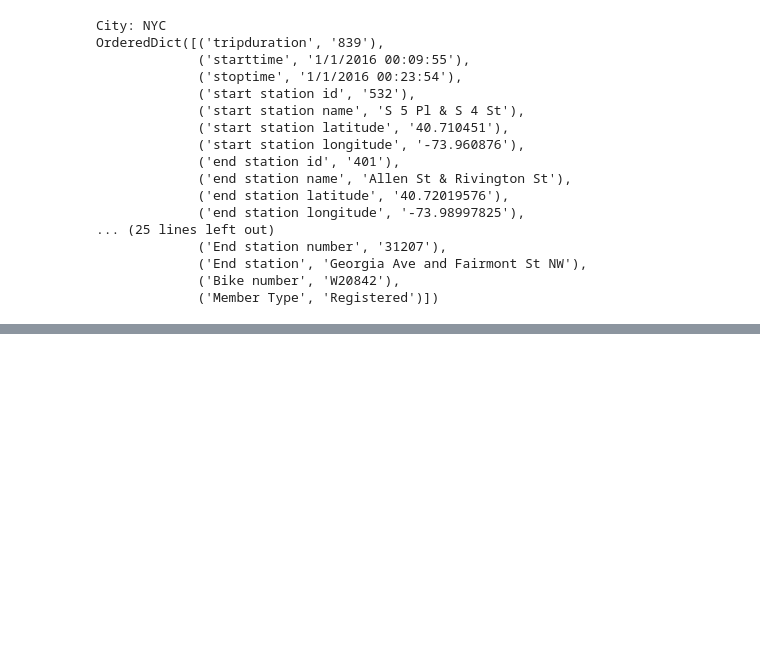
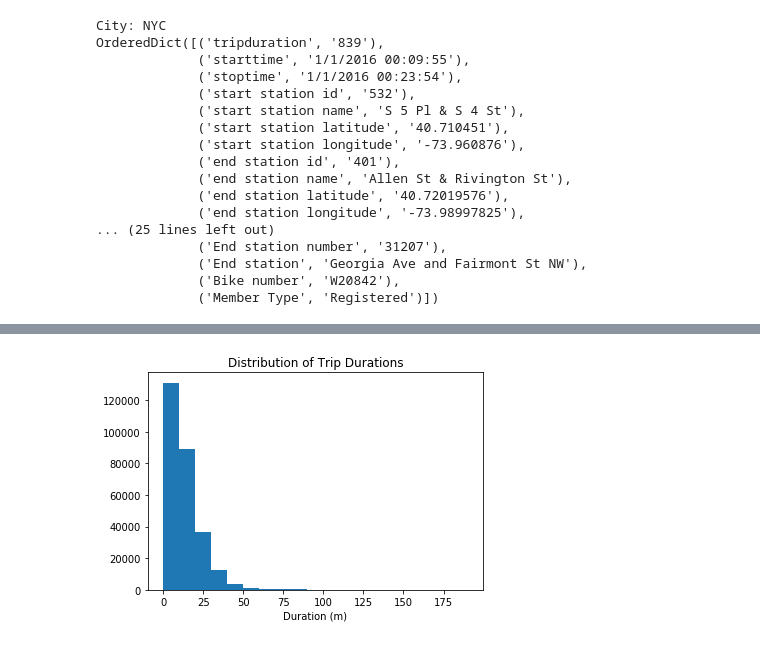
Before and after one commit to shivamklr/Bike-Share-2016-Analytics, a Jupyter notebook: analysis notebook.ipynb, the cells around one changed output, grey strips where cells are left out. Cells and saved outputs as stored; diff of their text form; code cells hidden in the pictures; blank space fills up the shorter version.

```diff
--- a/analysis notebook.ipynb
+++ b/analysis notebook.ipynb
@@ -75,0 +528,26 @@ def duration_in_mins(datum, city):
+# %%
+def city_plot_trip(filename):
+    city = filename.split('-')[0].split('/')[-1]
+    data = []
+    lim=0
+    with open(filename, 'r') as f_r:
+        reader = csv.DictReader(f_r)
+        for row in reader:
+            #if lim <= 5:
+            data.append(float(row['tripduration']) / 60)
+            lim+=1
+            #else:
+            #   break
+    #print(data)
+    #print(lim)
+    bins=[]
+    for i in range(0,200,10):
+        bins.append(i)
+    plt.hist(data,bins)
+    plt.title('Distribution of Trip Durations')
+    plt.xlabel('Duration (m)')
+    plt.show()
+
+city_plot_trip('./data/NYC-CitiBike-2016.csv')
+# %% [output]
+[figure, added]
```
Also changed, not shown: parts of 29 cells of this notebook, 6 other files.
